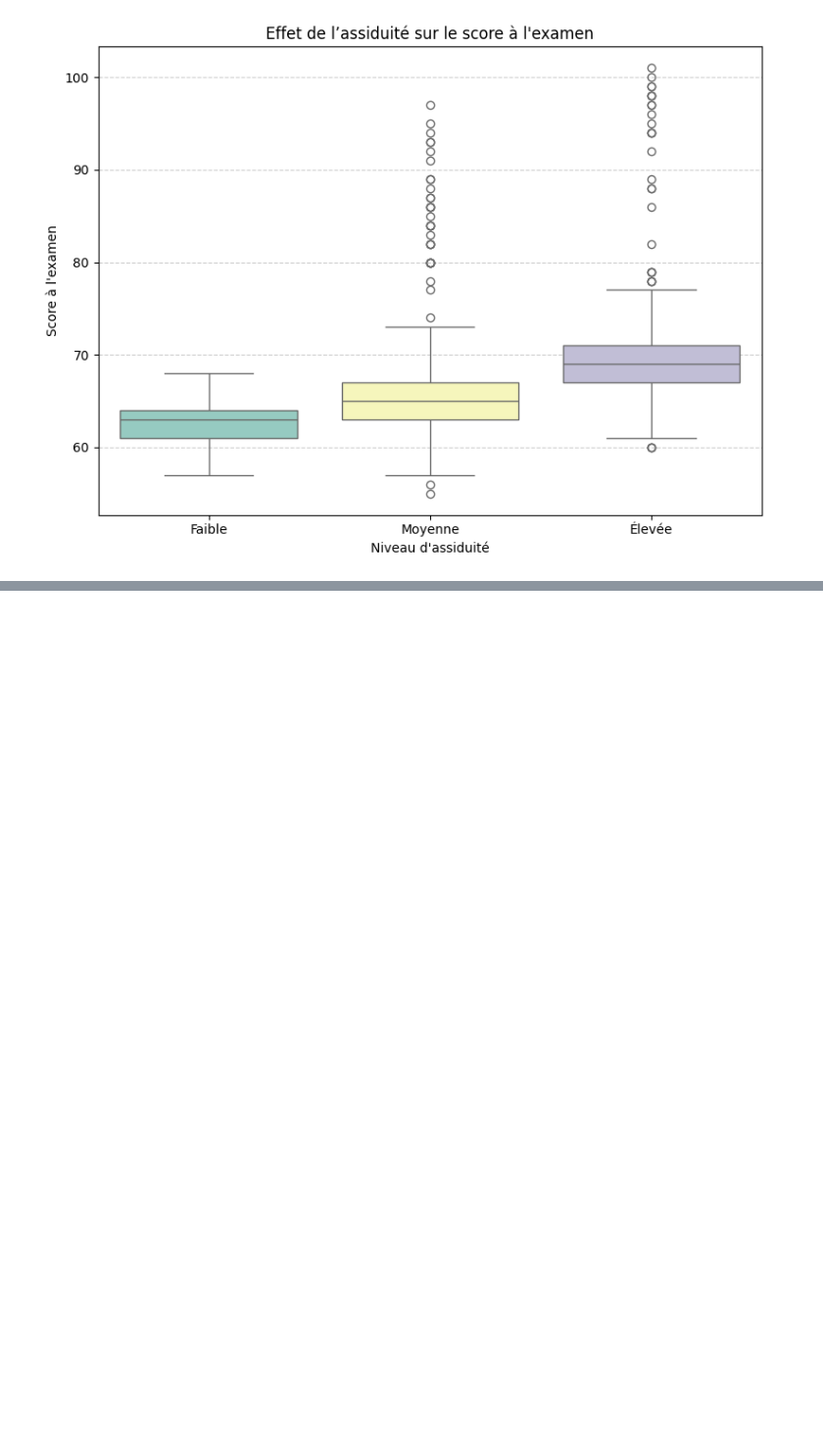
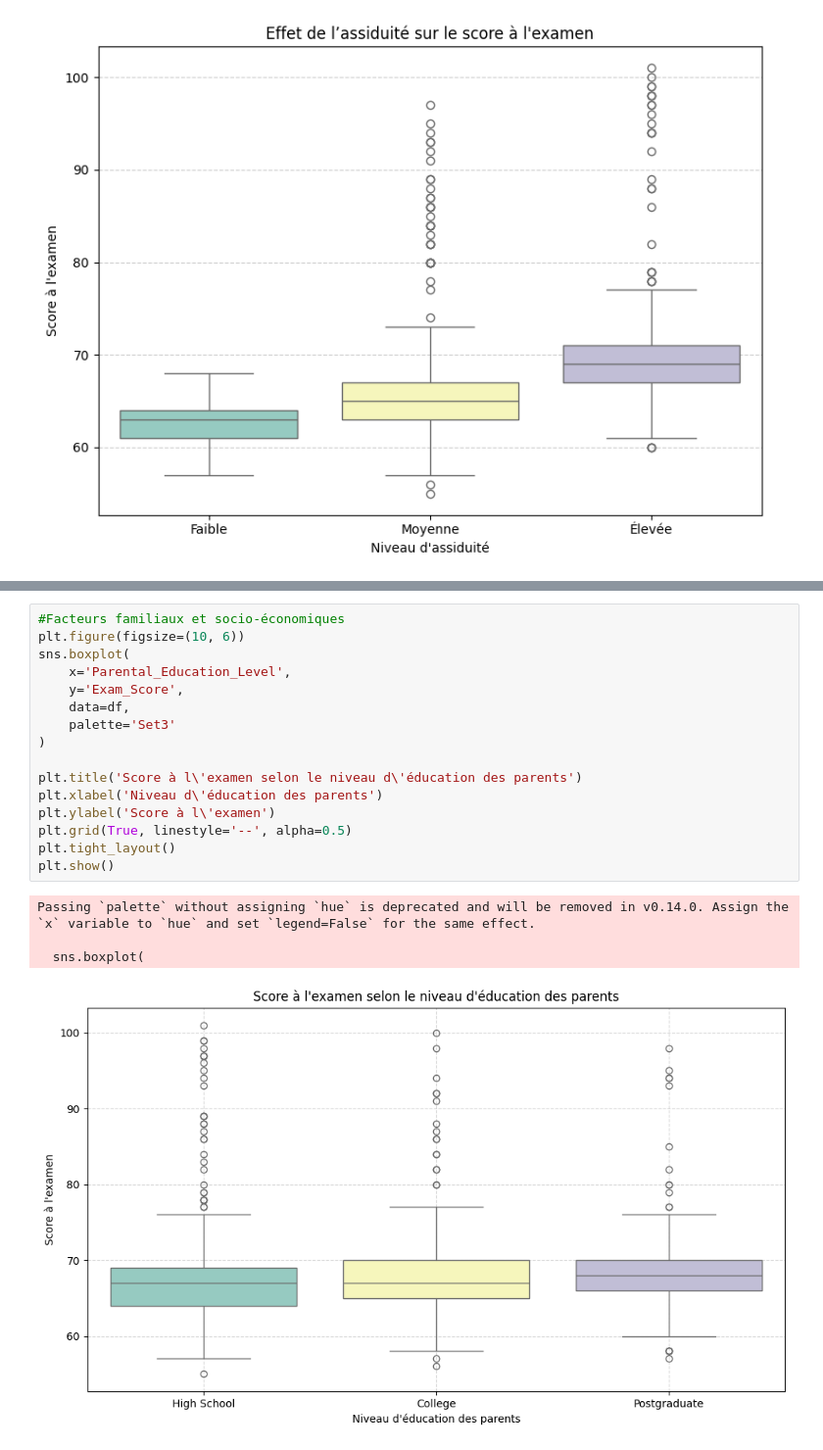
Before and after one commit to emnabnk/Projet-traitement-de-donnees, a Jupyter notebook: Notebook Projet.ipynb, the cells around one changed output, grey strips where cells are left out. Shown: that part at 98% size. Drawn from its saved outputs; the diff is of its cells as text; blank space fills up the shorter version.

```diff
--- a/Notebook Projet.ipynb
+++ b/Notebook Projet.ipynb
@@ -51,0 +75,21 @@ Passing `palette` without assigning `hue` is deprecated and will be removed in v
+# %%
+#Facteurs familiaux et socio-économiques
+plt.figure(figsize=(10, 6))
+sns.boxplot(
+    x='Parental_Education_Level',
+    y='Exam_Score',
+    data=df,
+    palette='Set3'
+)
+
+plt.title('Score à l\'examen selon le niveau d\'éducation des parents')
+plt.xlabel('Niveau d\'éducation des parents')
+plt.ylabel('Score à l\'examen')
+plt.grid(True, linestyle='--', alpha=0.5)
+plt.tight_layout()
+plt.show()
+# %% [output]
+Passing `palette` without assigning `hue` is deprecated and will be removed in v0.14.0. Assign the `x` variable to `hue` and set `legend=False` for the same effect.
+
+  sns.boxplot(
+[figure, added]
```
Also changed, not shown: parts of 7 cells of this notebook.
